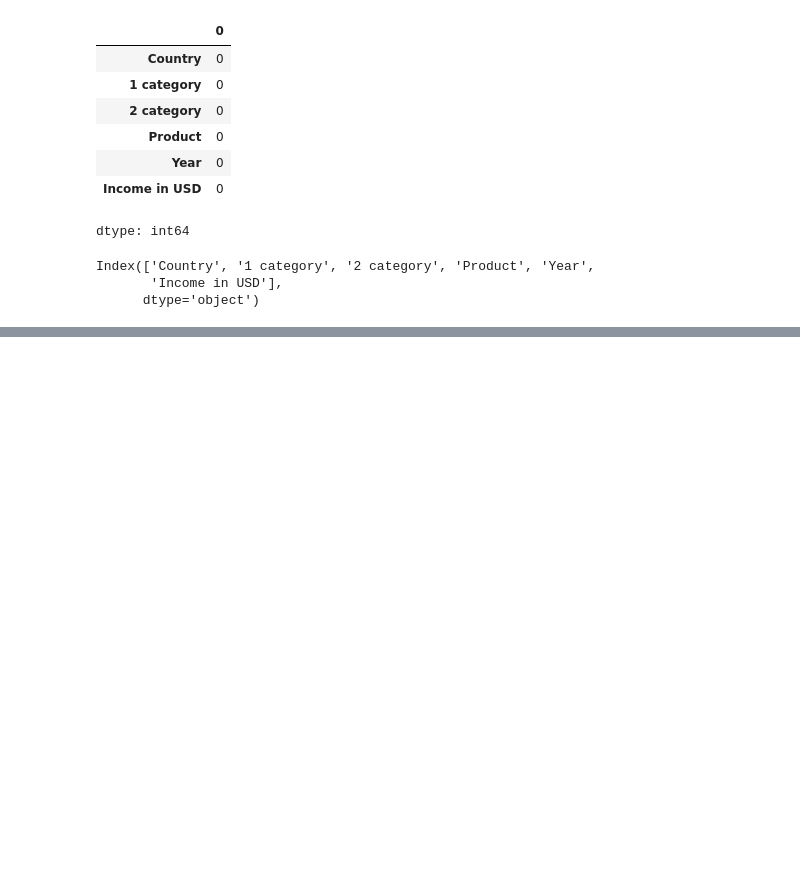
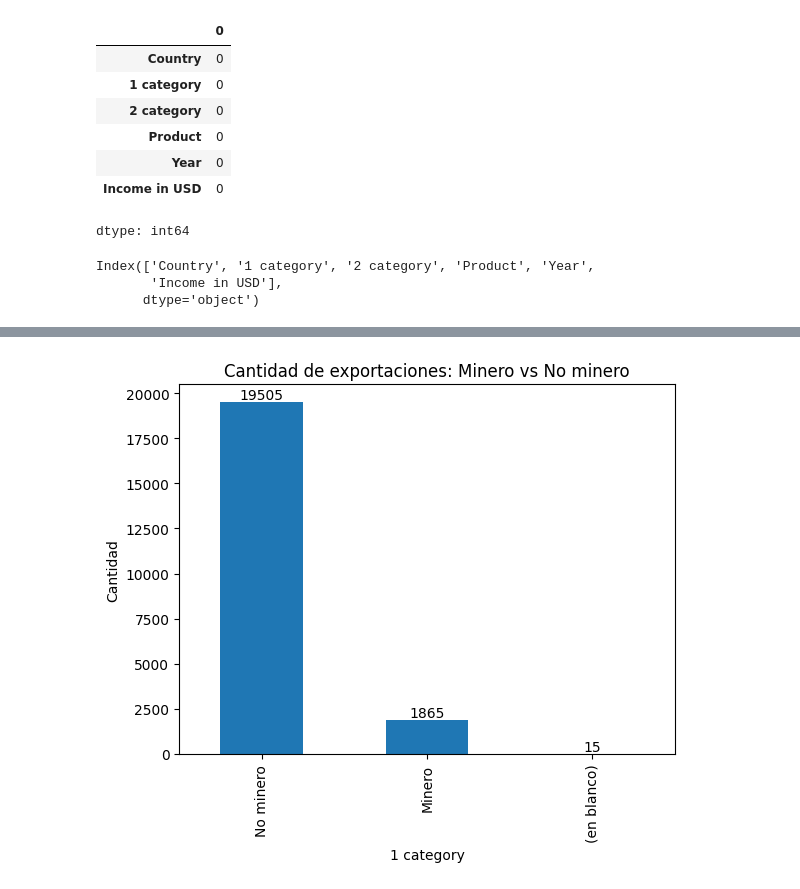
Before and after one commit to Cxris2145/MineriaDatos2026, a Jupyter notebook: ExportacionesChile2026.ipynb, the cells around one changed output, grey strips where cells are left out. Cells and saved outputs as stored; diff of their text form; code cells hidden in the pictures; blank space fills up the shorter version.

```diff
--- a/ExportacionesChile2026.ipynb
+++ b/ExportacionesChile2026.ipynb
@@ -153,3 +150,12 @@ df.columns
 Index(['Country', '1 category', '2 category', 'Product', 'Year',
        'Income in USD'],
       dtype='object')
+# %%
+# Revisamos si hay filas duplicadas en el dataset (datos repetidos)
+df.duplicated().sum()
+
+# Eliminamos duplicados si existen
+df = df.drop_duplicates()
+# %%
+# Limpiamos los nombres de columnas por si tienen espacios raros
+df.columns = df.columns.str.strip()
@@ -155,0 +172,22 @@ Index(['Country', '1 category', '2 category', 'Product', 'Year',
+# %%
+# Esta función sirve para poner los valores encima de cada barra del gráfico
+def agregar_valores(ax):
+    for p in ax.patches:
+        ax.annotate(f'{int(p.get_height())}',
+                    (p.get_x() + p.get_width() / 2, p.get_height()),
+                    ha='center', va='bottom')
+# %%
+# Este gráfico sirve para ver de forma rápida cuántas exportaciones son de minería
+# y cuántas no. Básicamente nos deja claro cuál aparece más en los datos.
+
+ax = df['1 category'].value_counts().plot(kind='bar')
+
+import matplotlib.pyplot as plt
+plt.title("Cantidad de exportaciones: Minero vs No minero")
+plt.ylabel("Cantidad")
+
+agregar_valores(ax)
+
+plt.show()
+# %% [output]
+[figure, added]
```
Also changed, not shown: parts of 8 cells of this notebook.
